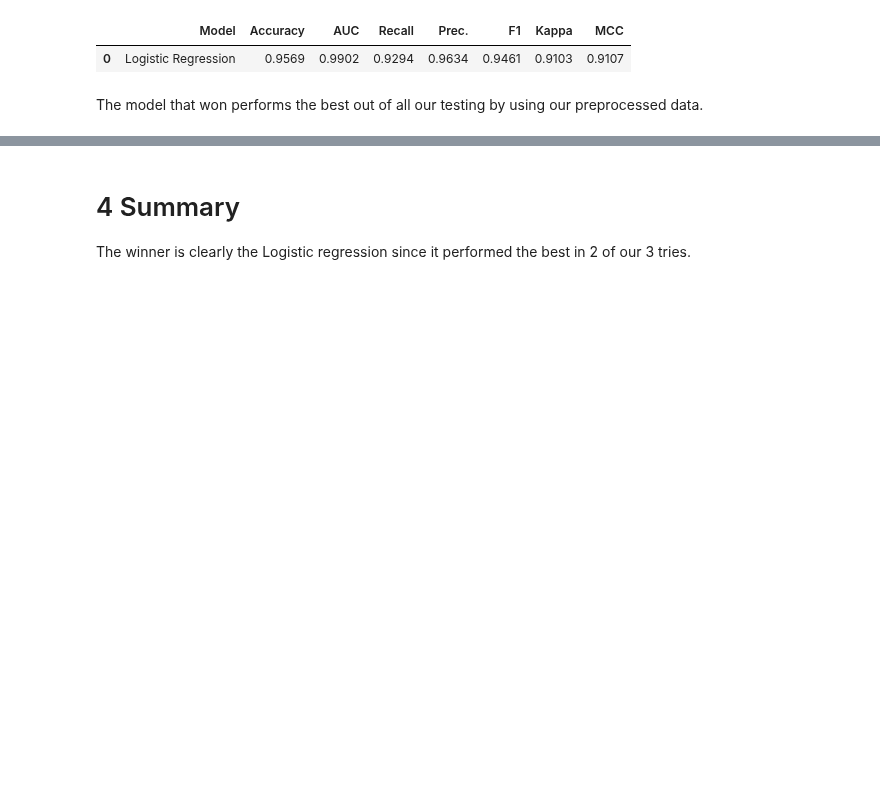
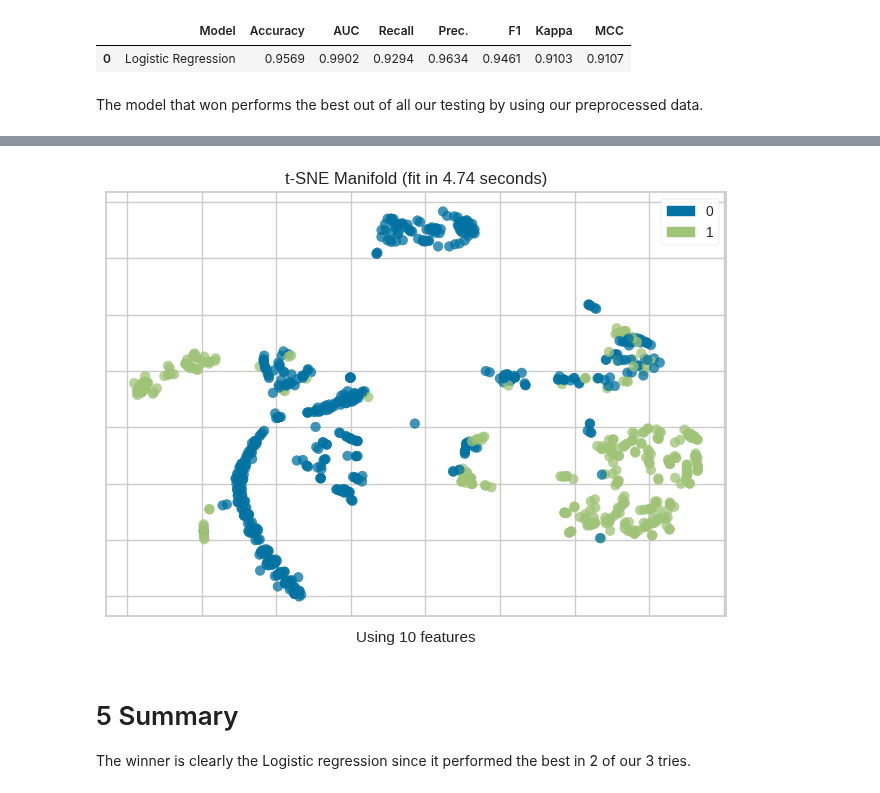
Before and after one commit to 16dina/DataExplorers, a Jupyter notebook: notebooks/Daan/PyCaret_Titanic.ipynb, the cells around one changed output, grey strips where cells are left out. Saved outputs shown, nothing was run; the diff lists cells and outputs as text; code cells hidden in the pictures; blank space fills up the shorter version.

```diff
--- a/notebooks/Daan/PyCaret_Titanic.ipynb
+++ b/notebooks/Daan/PyCaret_Titanic.ipynb
@@ -383,0 +430,3 @@ The model that won performs the best out of all our testing by using our preproc
+# %%
+plot_model(model3, plot = "manifold")
+# %% [output]
@@ -384,3 +434,4 @@ The model that won performs the best out of all our testing by using our preproc
+[figure, added]
 # %% [markdown]
-# 4 Summary
+# 5 Summary
 The winner is clearly the Logistic regression since it performed the best in 2 of our 3 tries.
```
Also changed, not shown: parts of 13 cells of this notebook, 1 other file.
